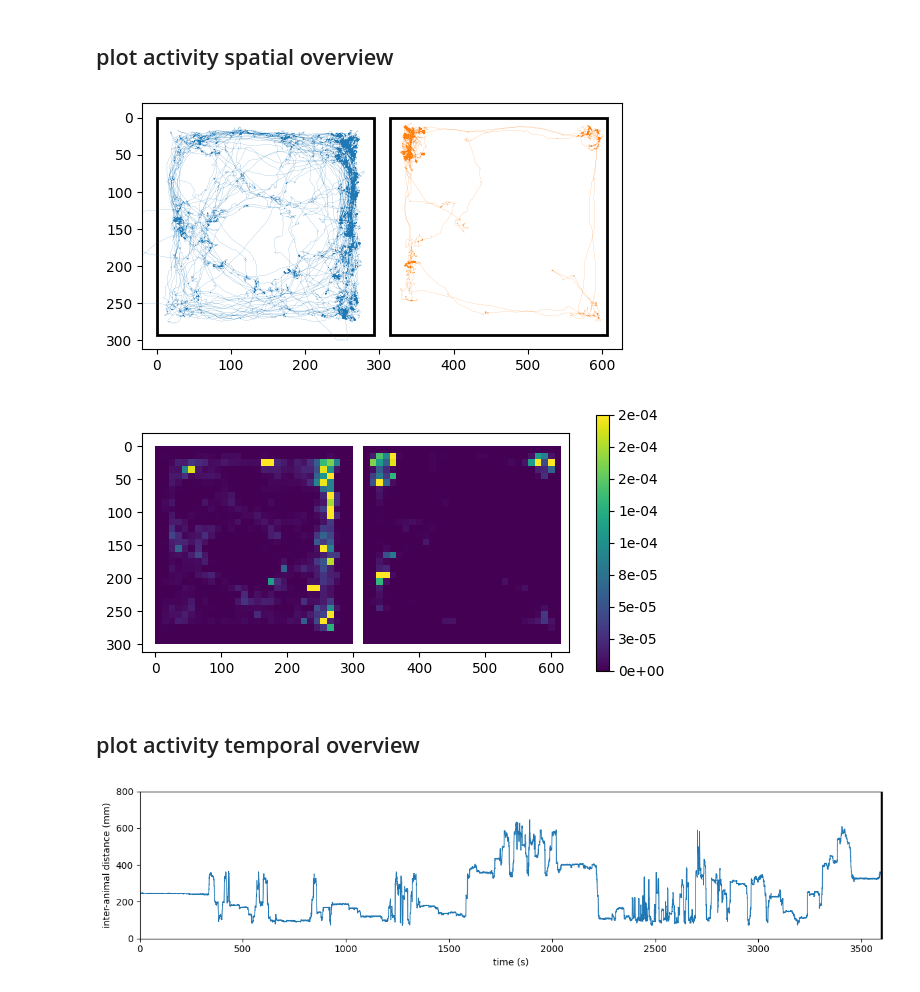
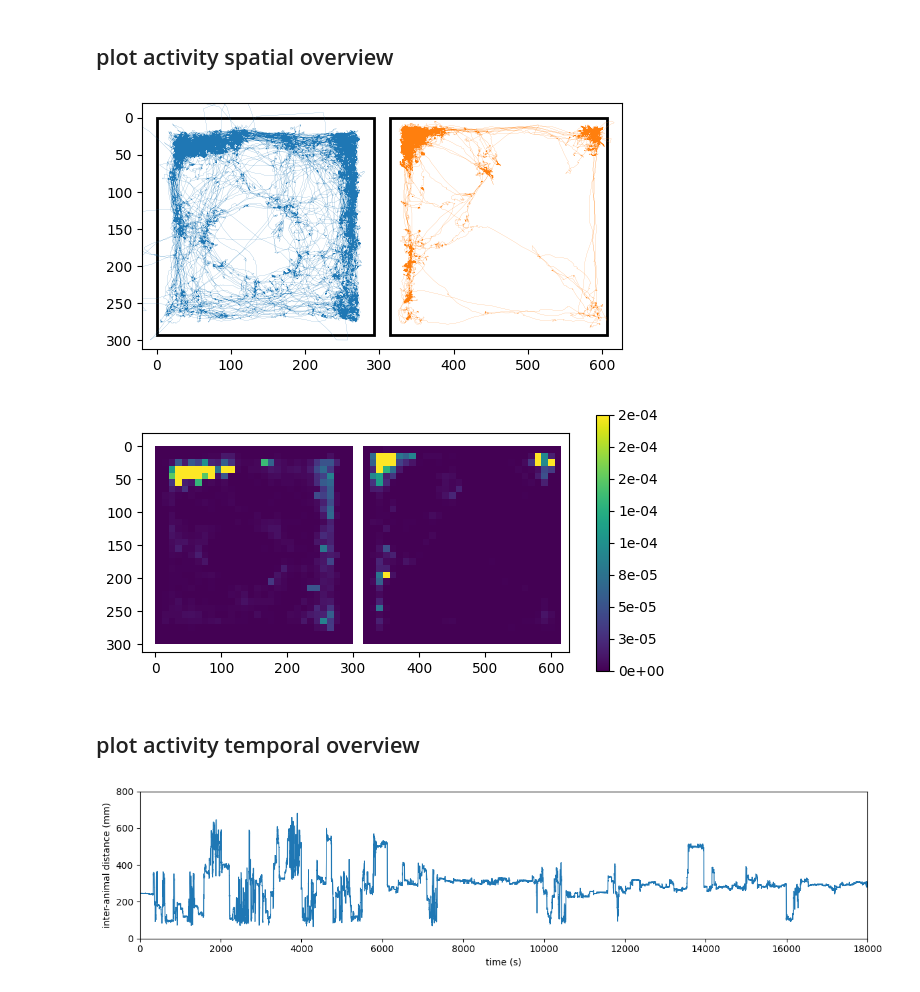
Before and after one commit to ckarageorgkaneen/mousesong, a Jupyter notebook: plot_position.ipynb, the cells around one changed output. Cells and saved outputs as stored; diff of their text form; code cells hidden in the pictures.

Commit message:
Update position notebook

```diff
--- a/plot_position.ipynb
+++ b/plot_position.ipynb
@@ -13,13 +13,10 @@ import yaml
 # %% [markdown]
 ## constants
 # %%
-VIDEO_ID = 0
 SAVE_FIG = False
 SAVE_FIG_FORMAT = "pdf"
-SAVE_FIG_DIR = (
-    f"/home/csk/Documents/Research/Modeling singing mouse behavior/plots/{VIDEO_ID}"
-)
-COMMON_WORLD_COORDS_FILEPATH = f"/mnt/labNAS/Chris/mousesong/usv_calls/08_solosocial/02_20230919_um008_uf003_mf/02_social/process_video/2023-09-20-100934_cam0_0000{VIDEO_ID}.common_coords.mat"
+SAVE_FIG_DIR = "/home/csk/Documents/Research/Modeling singing mouse behavior/plots/concat"
+COMMON_WORLD_COORDS_FILEPATH = "/mnt/labNAS/Chris/mousesong/usv_calls/08_solosocial/02_20230919_um008_uf003_mf/02_social/process_video/2023-09-20-100934_cam0_00000_to_00004.concat_common_coords.mat"
 L_COORDS_FILEPATH = "/mnt/labNAS/Chris/mousesong/usv_calls/08_solosocial/cam_params/cage_coords_21415940_corrected.yml"
 R_COORDS_FILEPATH = "/mnt/labNAS/Chris/mousesong/usv_calls/08_solosocial/cam_params/cage_coords_21428187_corrected.yml"
 # %% [markdown]
@@ -90,7 +87,7 @@ plot_skeleton(ax, l_locations_world[0, :, :], skeleton, (0, 255, 0))
 plot_skeleton(ax, r_locations_world[0, :, :], skeleton, (255, 0, 255))
 plt.tight_layout()
 if SAVE_FIG:
-    filename = f"{VIDEO_ID}__position_sanity_check.{SAVE_FIG_FORMAT}"
+    filename = f"5h__position_sanity_check.{SAVE_FIG_FORMAT}"
     file = os.path.join(SAVE_FIG_DIR, filename)
     plt.savefig(file, format=SAVE_FIG_FORMAT)
 plt.show()
@@ -132,12 +129,12 @@ ax.plot(l_spineM_world[:, 0], l_spineM_world[:, 1], linewidth=0.1)
 ax.plot(r_spineM_world[:, 0], r_spineM_world[:, 1], linewidth=0.1)
 plt.tight_layout()
 if SAVE_FIG:
-    filename = f"{VIDEO_ID}__position.{SAVE_FIG_FORMAT}"
+    filename = f"5h__position.{SAVE_FIG_FORMAT}"
     file = os.path.join(SAVE_FIG_DIR, filename)
     plt.savefig(file, format=SAVE_FIG_FORMAT)
 plt.show()
 # %% [output]
-[figure, old version]
+[figure, new version]
 # %%
 fig, ax = plt.subplots(figsize=(6, 3))
 bin_size = 10
@@ -177,12 +174,12 @@ ax.set_aspect("equal", adjustable="box")
 fig.colorbar(r_heatmap[3], ax=ax, format="%.e")
 plt.tight_layout()
 if SAVE_FIG:
-    filename = f"{VIDEO_ID}__heatmap.{SAVE_FIG_FORMAT}"
+    filename = f"5h__heatmap.{SAVE_FIG_FORMAT}"
     file = os.path.join(SAVE_FIG_DIR, filename)
     plt.savefig(file, format=SAVE_FIG_FORMAT)
 plt.show()
 # %% [output]
-[figure, old version]
+[figure, new version]
 # %% [markdown]
 ## plot activity temporal overview
 # %%
@@ -198,19 +195,19 @@ distance = np.sqrt(np.square(l_spineM_xs_world-r_spineM_xs_world) + np.square(l_
 # %%
 fig, ax = plt.subplots(figsize=(12, 3))
 ax.plot(t, distance, linewidth=1)
-ax.axvline(3600, color="k", linewidth=3)
+# ax.axvline(3600, color="k", linewidth=3)
 ax.set_xlim([0, session_duration])
 ax.set_ylim([0, 800])
 ax.set_xlabel("time (s)")
 ax.set_ylabel("inter-animal distance (mm)")
 plt.tight_layout()
 if SAVE_FIG:
-    filename = f"{VIDEO_ID}__distance.{SAVE_FIG_FORMAT}"
+    filename = f"5h__distance.{SAVE_FIG_FORMAT}"
     file = os.path.join(SAVE_FIG_DIR, filename)
     plt.savefig(file, format=SAVE_FIG_FORMAT)
 plt.show()
 # %% [output]
-[figure, old version]
+[figure, new version]
 # %%
 l_spineM_velocity = scipy.signal.savgol_filter(l_spineM_world, 25, 3, deriv=1, axis=0)
 l_spineM_speed = np.linalg.norm(l_spineM_velocity,axis=1)
```
Also changed, not shown: parts of 1 cell of this notebook.
